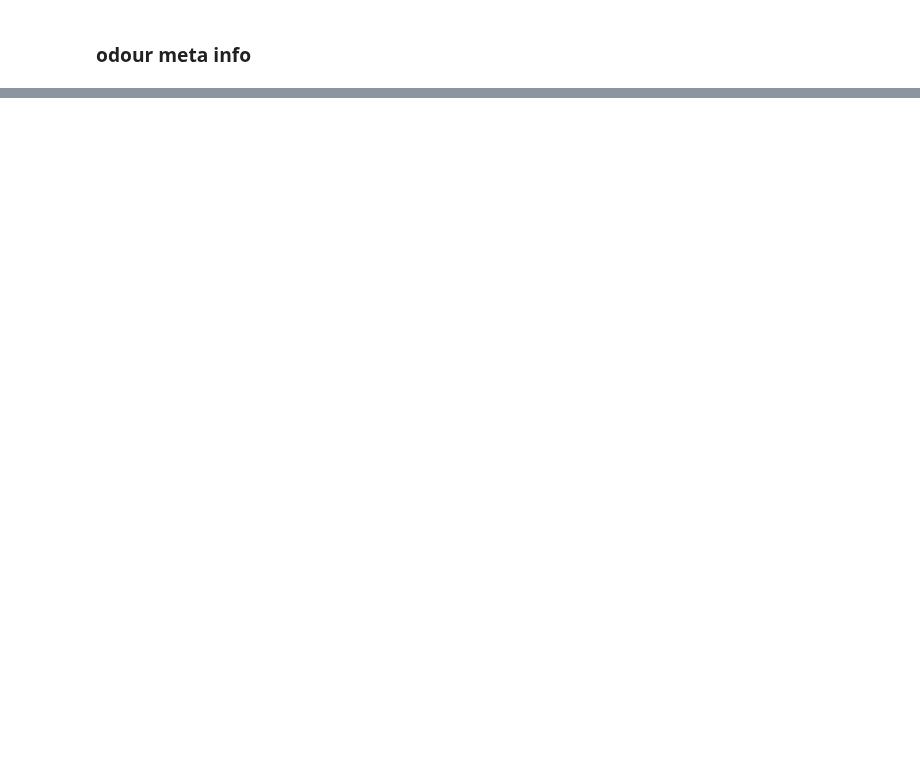
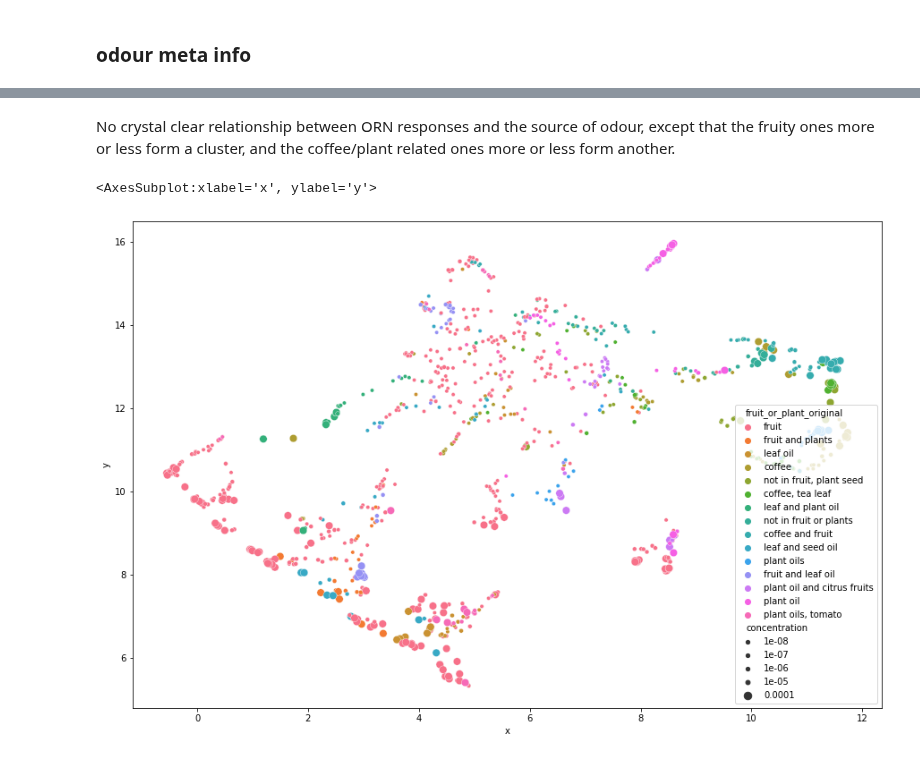
Before and after one commit to YijieYin/connectome_data_prep, a Jupyter notebook: Si_et_al_2019.ipynb, the cells around one changed output, grey strips where cells are left out. Drawn from its saved outputs; the diff is of its cells as text; code cells hidden in the pictures; blank space fills up the shorter version.

```diff
--- a/Si_et_al_2019.ipynb
+++ b/Si_et_al_2019.ipynb
@@ -74 +191,10 @@ sns.scatterplot(data = meta, x = 'x', y = 'y',
+# %% [markdown]
+No crystal clear relationship between ORN responses and the source of odour, except that the fruity ones more or less form a cluster, and the coffee/plant related ones more or less form another.
+# %%
+plt.figure(figsize=(15,10))
+sns.scatterplot(data = meta, x = 'x', y = 'y',
+                hue = 'fruit_or_plant_original', size = 'concentration')
+# %% [output]
+<AxesSubplot:xlabel='x', ylabel='y'>
+[figure, added]
 # %%
```
Also changed, not shown: parts of 36 cells of this notebook.
